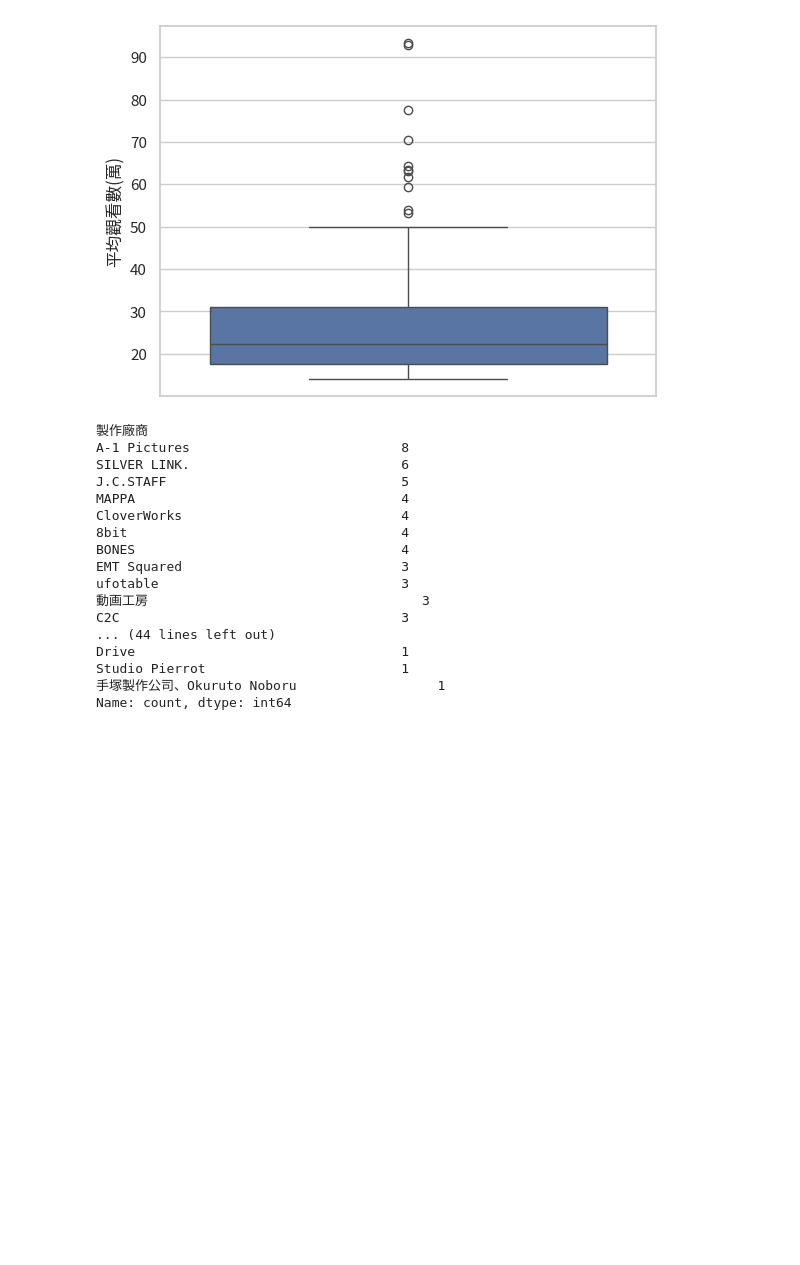
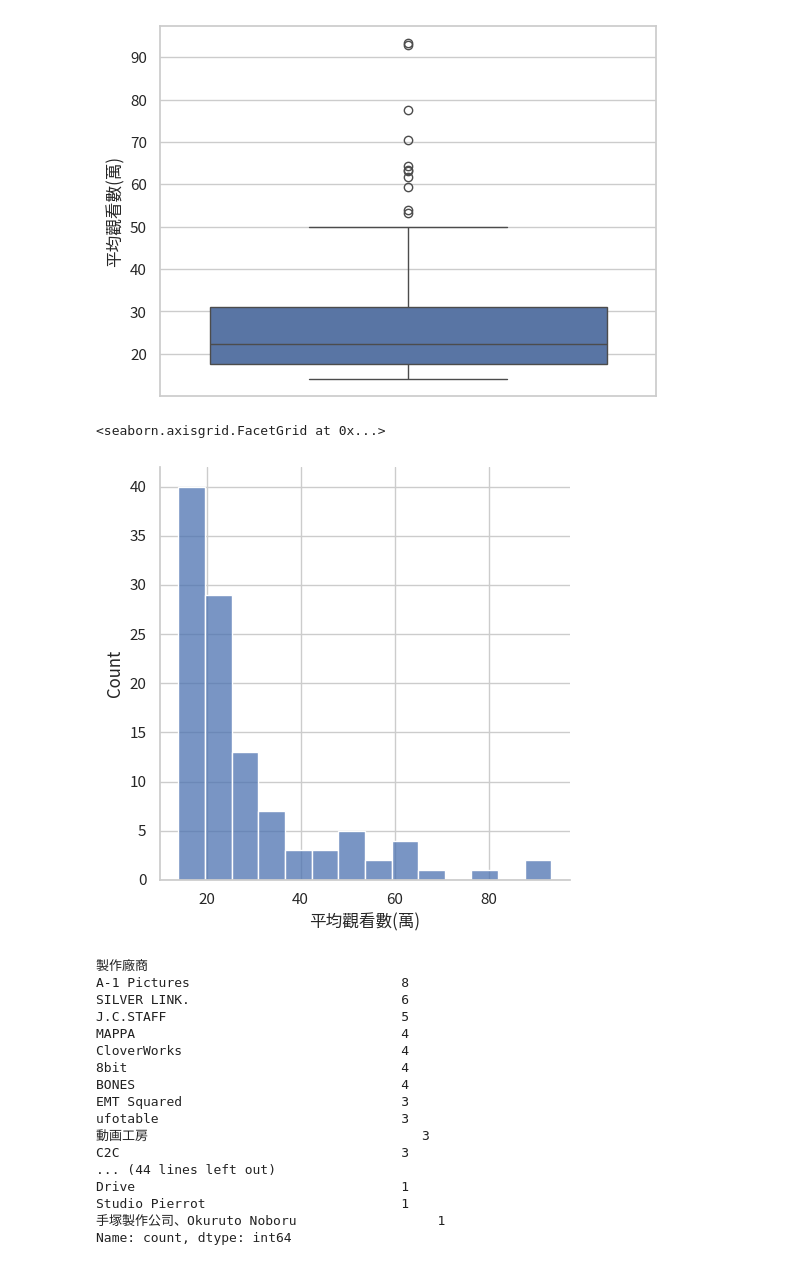
Before and after one commit to hsiaoyt0923/Anime_View_Number_Regression, a Jupyter notebook: graph.ipynb, the cells around one changed output. Drawn from its saved outputs; the diff is of its cells as text; code cells hidden in the pictures; blank space fills up the shorter version.

```diff
--- a/graph.ipynb
+++ b/graph.ipynb
@@ -117,6 +117,11 @@ sns.boxplot(data=df1['平均觀看數(萬)'])
 # %% [output]
 <Axes: ylabel='平均觀看數(萬)'>
 [figure]
+# %%
+sns.displot(data=df1, x='平均觀看數(萬)')
+# %% [output]
+<seaborn.axisgrid.FacetGrid at 0x...>
+[figure, added]
 # %%
 df1['製作廠商'].value_counts()
 # %% [output]
```
Also changed, not shown: parts of 11 cells of this notebook, 1 other file.
